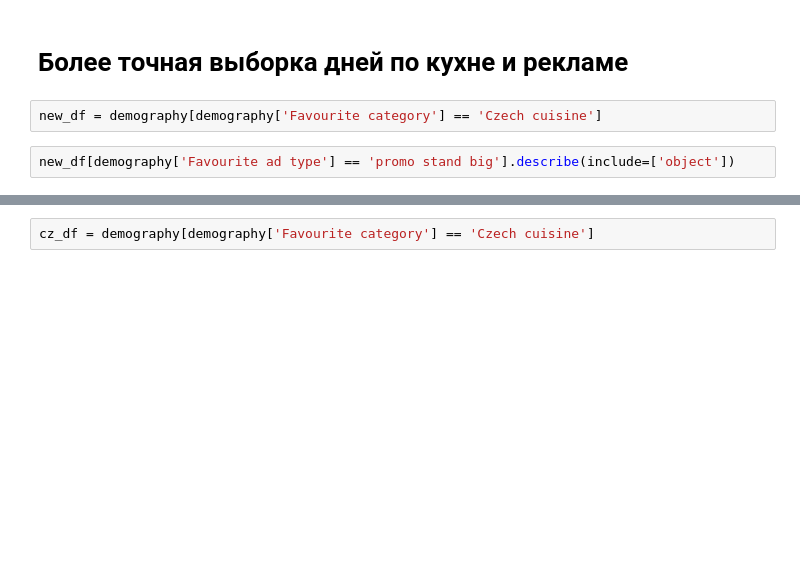
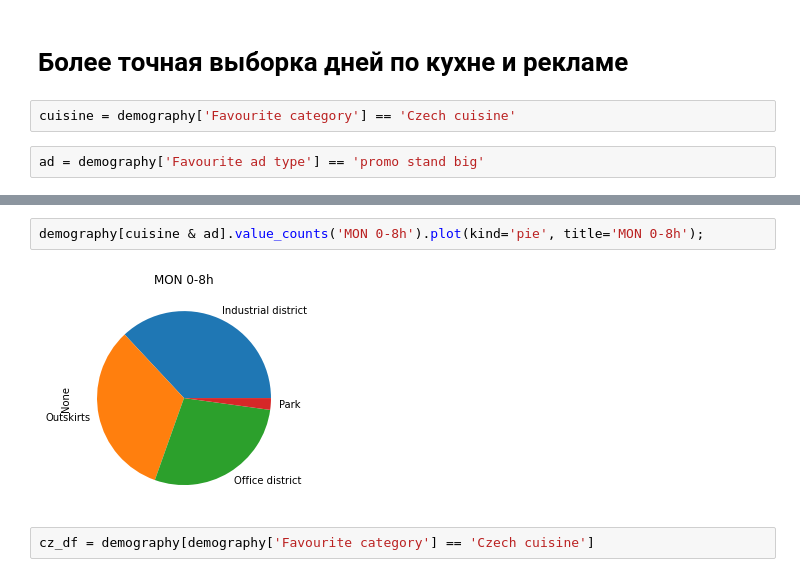
Before and after one commit to utikpuhlik/minimum, a Jupyter notebook: main.ipynb, the cells around one changed output, grey strips where cells are left out. Cells and saved outputs as stored; diff of their text form; blank space fills up the shorter version.

Commit message:
add graphs for cuisine_ad sample

```diff
--- a/main.ipynb
+++ b/main.ipynb
@@ -106,6 +106,6 @@ sns.barplot(data=italia, x='Favourite ad type', y='Italian cuisine', ax=axes[2])
 # %% [markdown]
 # Более точная выборка дней по кухне и рекламе
 # %%
-new_df = demography[demography['Favourite category'] == 'Czech cuisine']
+cuisine = demography['Favourite category'] == 'Czech cuisine'
 # %%
-new_df[demography['Favourite ad type'] == 'promo stand big'].describe(include=['object'])
+ad = demography['Favourite ad type'] == 'promo stand big'
@@ -119,3 +112,7 @@ new_df[demography['Favourite ad type'] == 'promo stand big'].describe(include=['
+# %%
+demography[cuisine & ad].value_counts('MON 0-8h').plot(kind='pie', title='MON 0-8h');
+# %% [output]
+[figure, added]
 # %%
 cz_df = demography[demography['Favourite category'] == 'Czech cuisine']
 # %%
```
Also changed, not shown: parts of 5 cells of this notebook.
